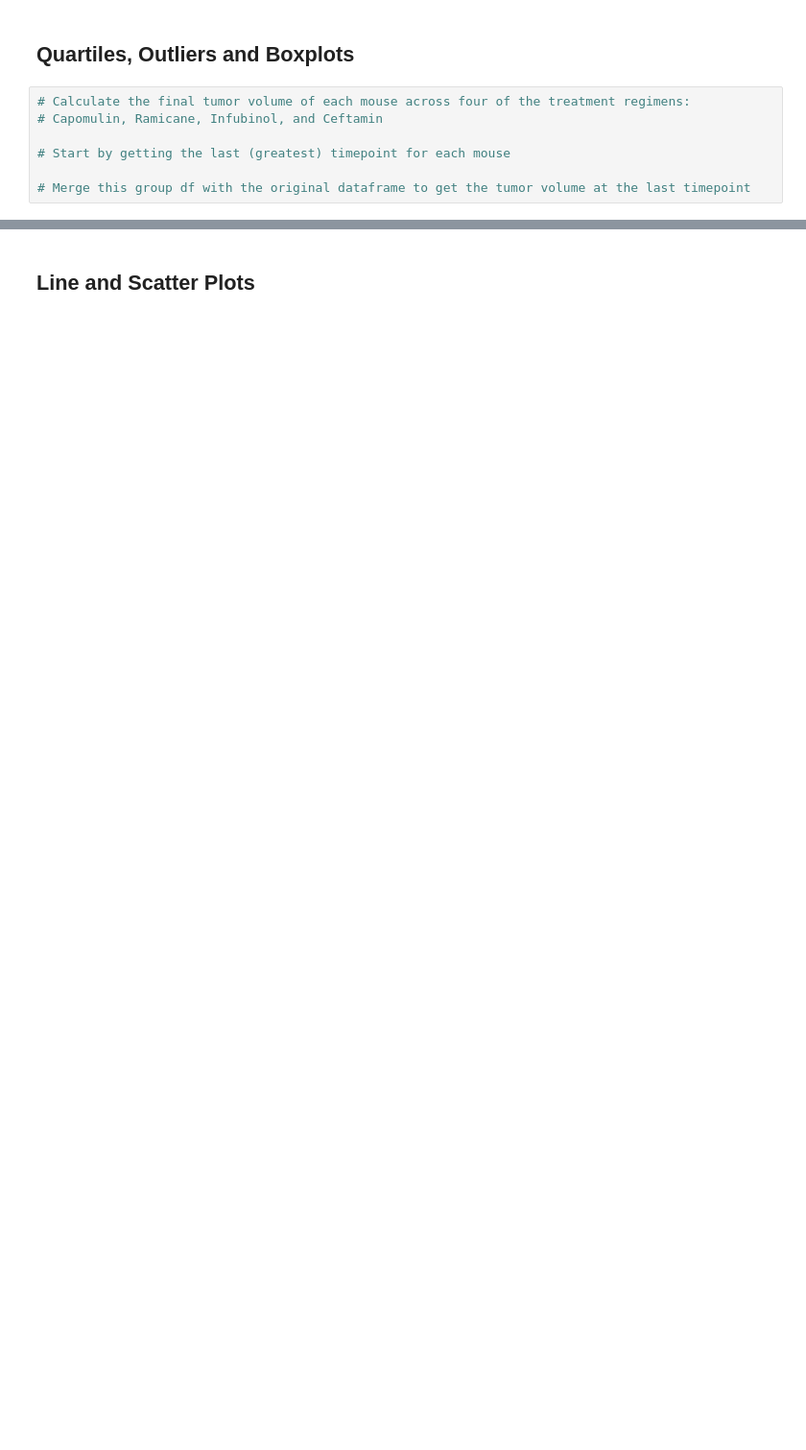
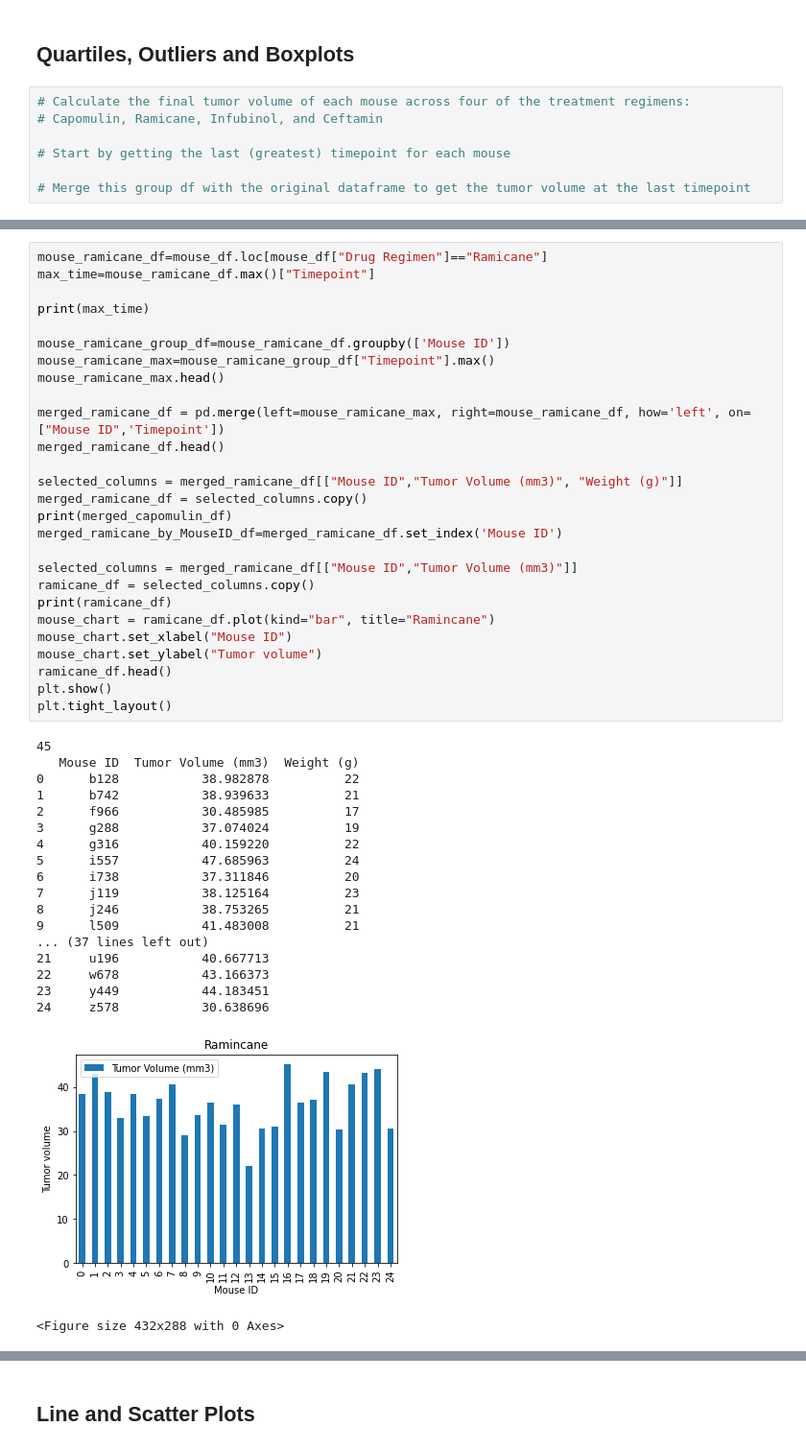
Before and after one commit to granginderpreet/matplotlib, a Jupyter notebook: pymaceuticals_starter.ipynb, the cells around one changed output, grey strips where cells are left out. Shown at 96% size. Drawn from its saved outputs; the diff is of its cells as text; blank space fills up the shorter version.

```diff
--- a/pymaceuticals_starter.ipynb
+++ b/pymaceuticals_starter.ipynb
@@ -296,0 +349,47 @@ Name: Mouse ID, dtype: int64
+# %%
+mouse_ramicane_df=mouse_df.loc[mouse_df["Drug Regimen"]=="Ramicane"]
+max_time=mouse_ramicane_df.max()["Timepoint"]
+
+print(max_time)
+
+mouse_ramicane_group_df=mouse_ramicane_df.groupby(['Mouse ID'])
+mouse_ramicane_max=mouse_ramicane_group_df["Timepoint"].max()
+mouse_ramicane_max.head()
+
+merged_ramicane_df = pd.merge(left=mouse_ramicane_max, right=mouse_ramicane_df, how='left', on=["Mouse ID",'Timepoint'])
+merged_ramicane_df.head()
+
+selected_columns = merged_ramicane_df[["Mouse ID","Tumor Volume (mm3)", "Weight (g)"]]
+merged_ramicane_df = selected_columns.copy()
+print(merged_capomulin_df)
+merged_ramicane_by_MouseID_df=merged_ramicane_df.set_index('Mouse ID')
+
+selected_columns = merged_ramicane_df[["Mouse ID","Tumor Volume (mm3)"]]
+ramicane_df = selected_columns.copy()
+print(ramicane_df)
+mouse_chart = ramicane_df.plot(kind="bar", title="Ramincane")
+mouse_chart.set_xlabel("Mouse ID")
+mouse_chart.set_ylabel("Tumor volume")
+ramicane_df.head()
+plt.show()
+plt.tight_layout()
+# %% [output]
+45
+   Mouse ID  Tumor Volume (mm3)  Weight (g)
+0      b128           38.982878          22
+1      b742           38.939633          21
+2      f966           30.485985          17
+3      g288           37.074024          19
+4      g316           40.159220          22
+5      i557           47.685963          24
+6      i738           37.311846          20
+7      j119           38.125164          23
+8      j246           38.753265          21
+9      l509           41.483008          21
+... (37 lines left out)
+21     u196           40.667713
+22     w678           43.166373
+23     y449           44.183451
+24     z578           30.638696
+[figure, added]
+<Figure size 432x288 with 0 Axes>
```
Also changed, not shown: parts of 25 cells of this notebook.
